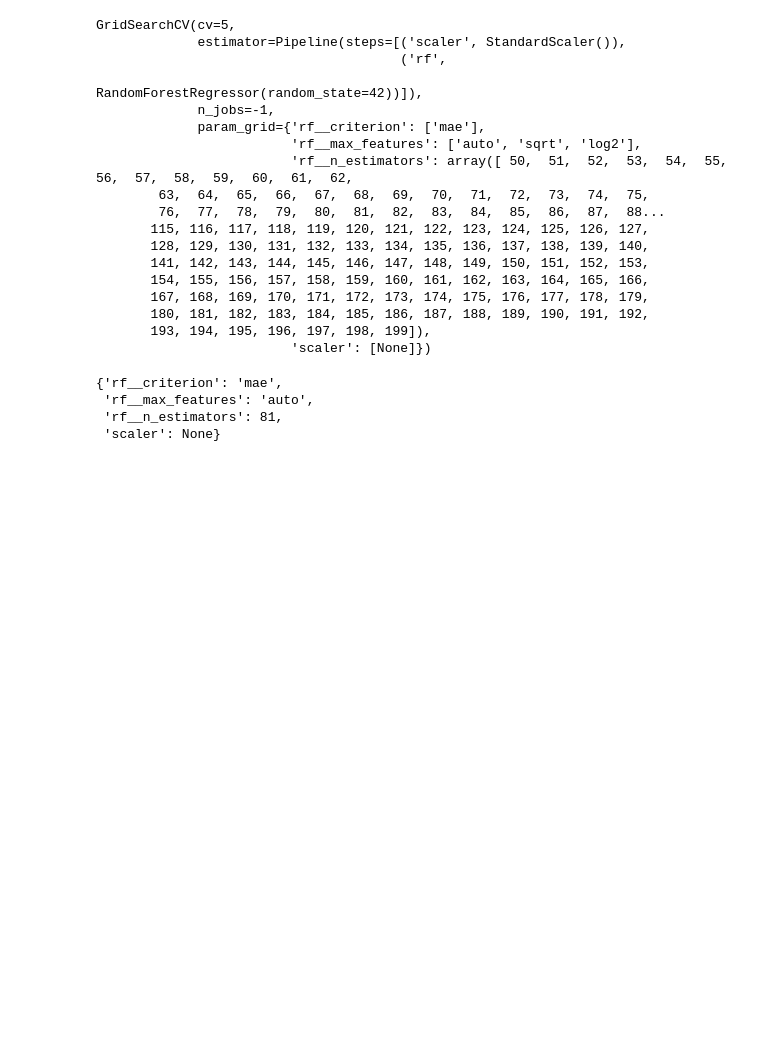
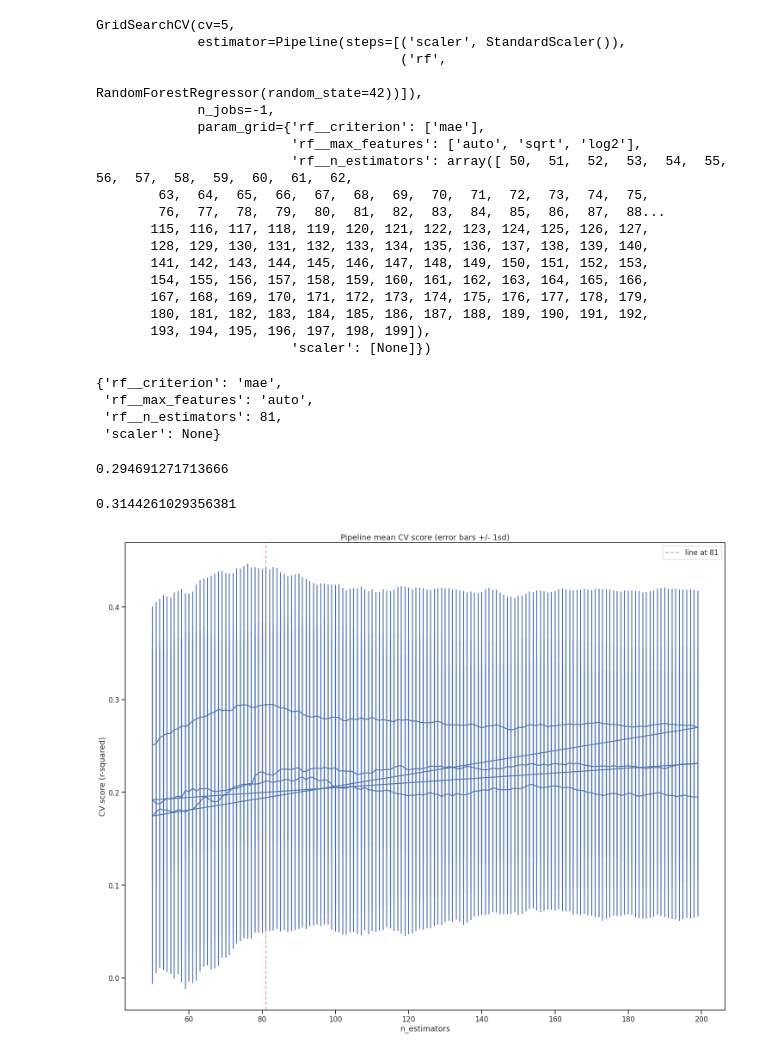
Before and after one commit to willkchan/Pollution-Forecast, a Jupyter notebook: notebooks/modeling/Modeling_1_b.ipynb, the cells around one changed output. Cells and saved outputs as stored; diff of their text form; code cells hidden in the pictures; blank space fills up the shorter version.

```diff
--- a/notebooks/modeling/Modeling_1_b.ipynb
+++ b/notebooks/modeling/Modeling_1_b.ipynb
@@ -116,10 +116,32 @@ GridSearchCV(cv=5,
        180, 181, 182, 183, 184, 185, 186, 187, 188, 189, 190, 191, 192,
        193, 194, 195, 196, 197, 198, 199]),
                          'scaler': [None]})
-# %%
-rf_grid.best_params_
-# %% [output]
-{'rf__criterion': 'mae',
- 'rf__max_features': 'auto',
- 'rf__n_estimators': 81,
- 'scaler': None}
+# %%
+display(rf_grid.best_params_)
+rf_grid.best_score_
+# %% [output]
+{'rf__criterion': 'mae',
+ 'rf__max_features': 'auto',
+ 'rf__n_estimators': 81,
+ 'scaler': None}
+0.294691271713666
+# %%
+rf_best = rf_grid.best_estimator_
+rf_best.score(X_test, y_test)
+# %% [output]
+0.3144261029356381
+# %%
+rf_mean_score = rf_grid.cv_results_['mean_test_score']
+rf_std_score = rf_grid.cv_results_['std_test_score']
+rf_n_estimators = [n for n in rf_grid.cv_results_['param_rf__n_estimators']]
+best_n_val = rf_best.named_steps.rf.n_estimators
+# %%
+plt.subplots(figsize=(25, 20))
+plt.errorbar(rf_n_estimators, rf_mean_score, yerr=rf_std_score)
+plt.axvline(x=best_n_val, c='r', ls='--', alpha=.5, label='line at 81')
+plt.xlabel('n_estimators')
+plt.ylabel('CV score (r-squared)')
+plt.title('Pipeline mean CV score (error bars +/- 1sd)')
+plt.legend();
+# %% [output]
+[figure, added]
```
Also changed, not shown: parts of 15 cells of this notebook, 1 other file.
